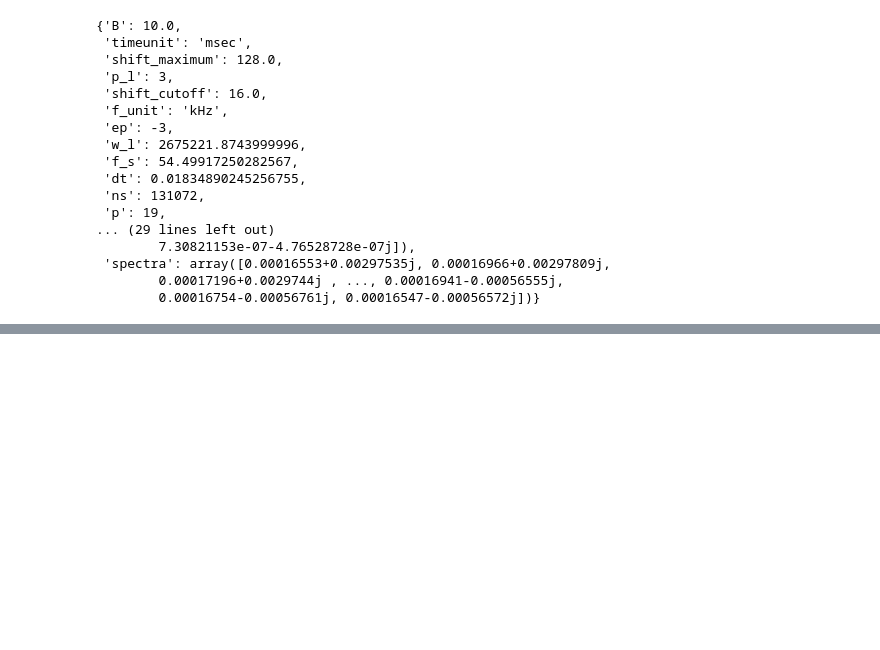
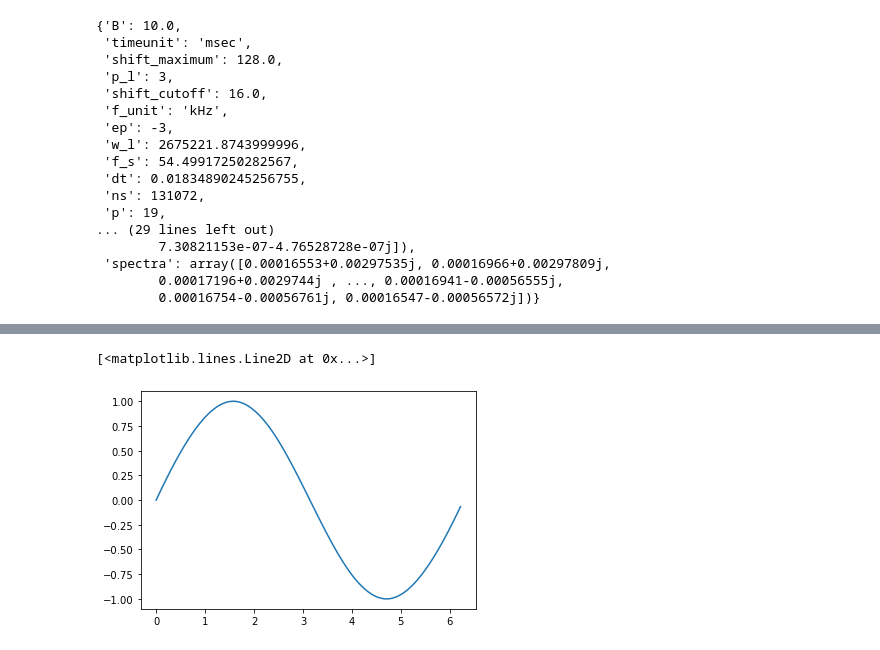
Before and after one commit to sejin8642/ftnmr, a Jupyter notebook: scripts/nb.ipynb, the cells around one changed output, grey strips where cells are left out. Cells and saved outputs as stored; diff of their text form; code cells hidden in the pictures; blank space fills up the shorter version.

```diff
--- a/scripts/nb.ipynb
+++ b/scripts/nb.ipynb
@@ -427,0 +402,4 @@ nmr_sample.__dict__
+# %%
+tck = interpolate.splrep(x, y, s=0)
+xnew = np.arange(0, 2*np.pi, np.pi/50)
+ynew = interpolate.splev(xnew, tck, der=0)
@@ -427,0 +423,5 @@ nmr_sample.__dict__
+# %%
+plt.plot(xnew, ynew)
+# %% [output]
+[<matplotlib.lines.Line2D at 0x...>]
+[figure, added]
```
Also changed, not shown: parts of 39 cells of this notebook, 2 other files.
